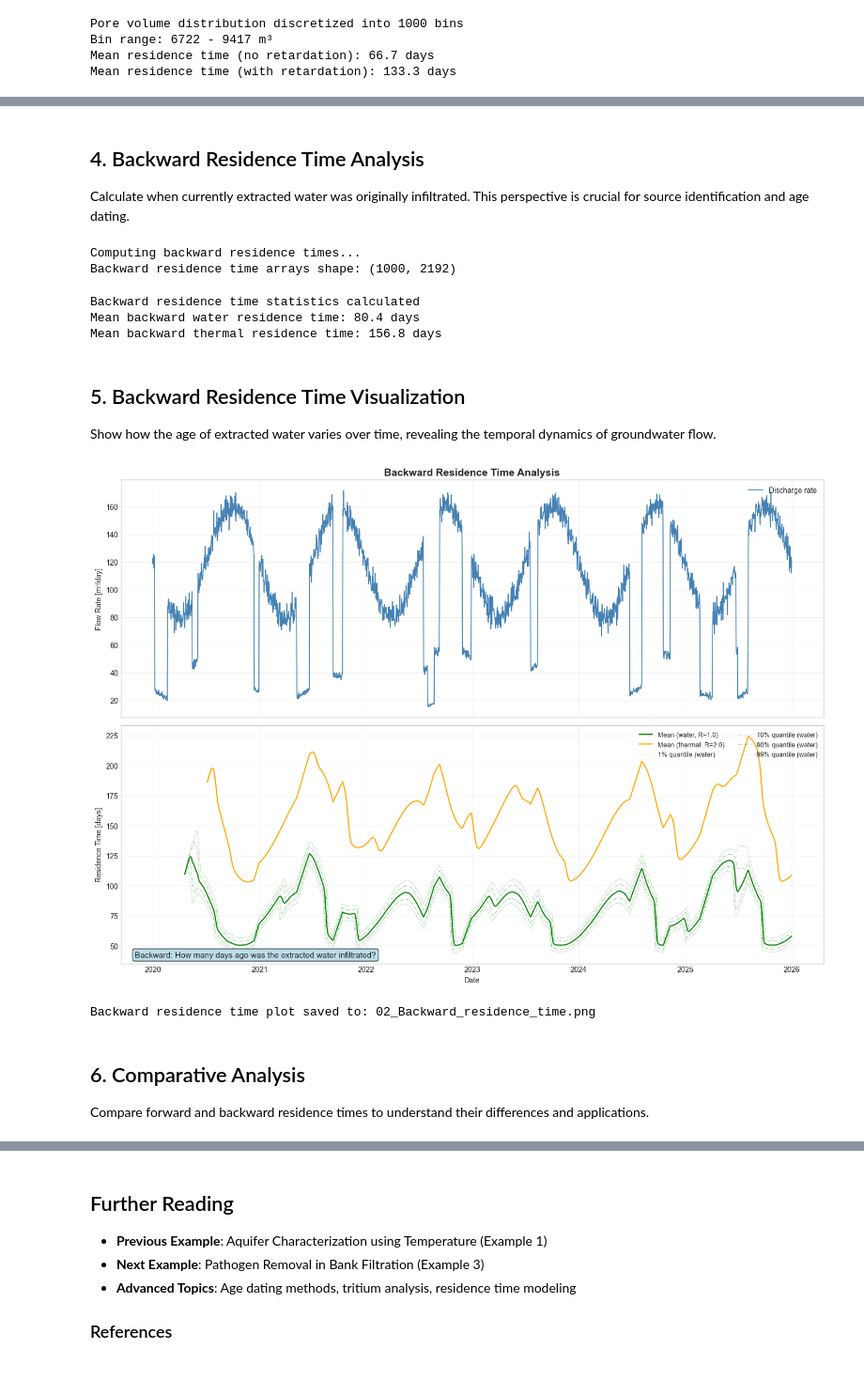
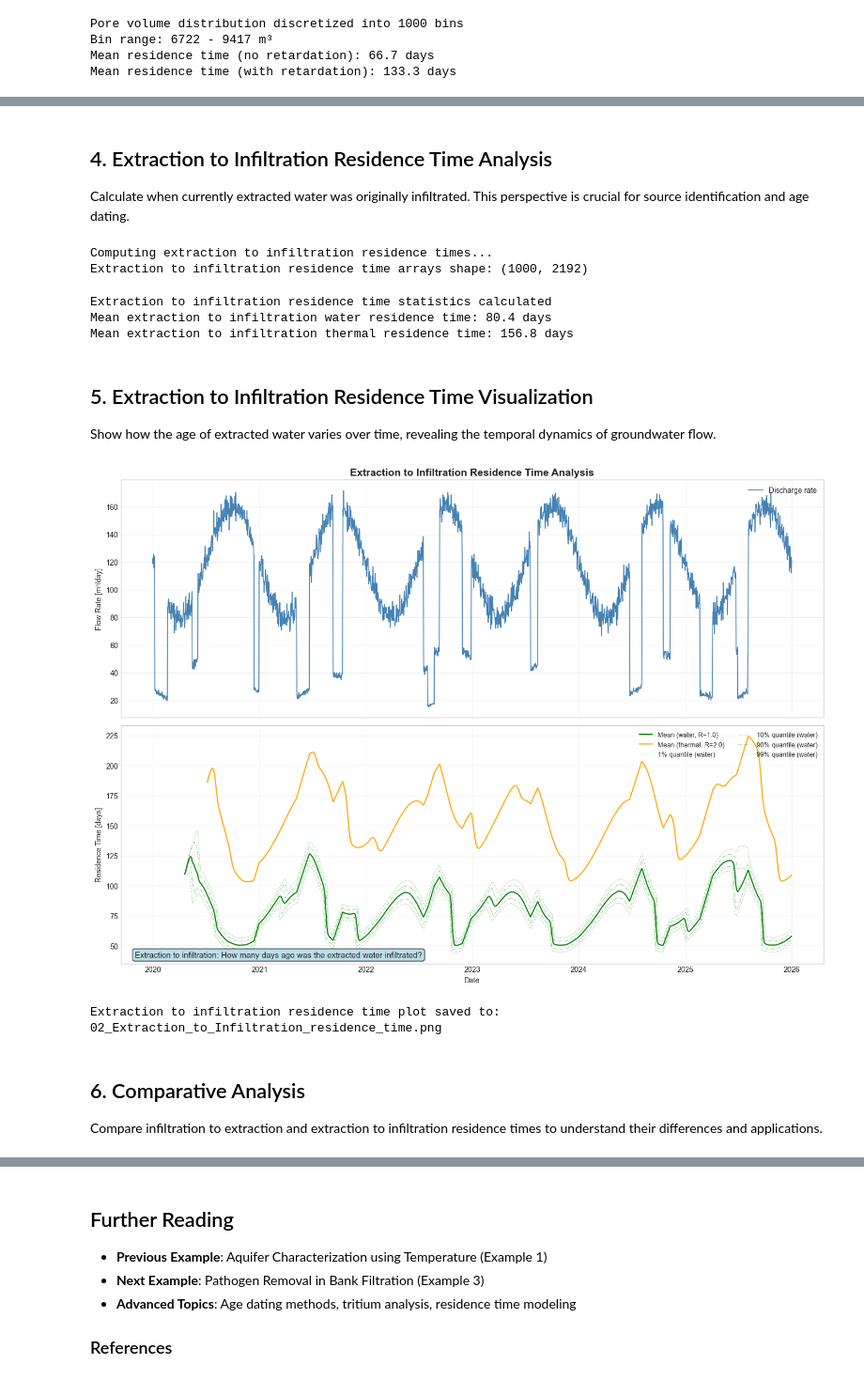
Before and after one commit to gwtransport/gwtransport, a Jupyter notebook: examples/02_Residence_Time_Analysis.ipynb, the cells around one changed output, grey strips where cells are left out. Shown at 94% size. Cells and saved outputs as stored; diff of their text form; code cells hidden in the pictures.

```diff
--- a/examples/02_Residence_Time_Analysis.ipynb
+++ b/examples/02_Residence_Time_Analysis.ipynb
@@ -258,56 +264,62 @@ Forward residence time plot saved to: 02_Forward_residence_time.png
 # %% [markdown]
-## 4. Backward Residence Time Analysis
+## 4. Extraction to Infiltration Residence Time Analysis
 
 Calculate when currently extracted water was originally infiltrated. This perspective is crucial for source identification and age dating.
 # %%
-print("Computing backward residence times...")
+print("Computing extraction to infiltration residence times...")
 
 # Water residence time (no retardation)
-rt_backward_water = residence_time(
+rt_extraction_to_infiltration_water = residence_time(
     flow=df.flow,
     flow_tedges=tedges,
     aquifer_pore_volume=bins["expected_value"],
     retardation_factor=1.0,
-    direction="extraction",
+    direction="extraction_to_infiltration",
 )
 
 # Thermal residence time (with retardation)
-rt_backward_thermal = residence_time(
+rt_extraction_to_infiltration_thermal = residence_time(
     flow=df.flow,
     flow_tedges=tedges,
     aquifer_pore_volume=bins["expected_value"],
     retardation_factor=retardation_factor,
-    direction="extraction",
+    direction="extraction_to_infiltration",
 )
 
-print(f"Backward residence time arrays shape: {rt_backward_water.shape}")
+print(f"Extraction to infiltration residence time arrays shape: {rt_extraction_to_infiltration_water.shape}")
 # %% [output]
-Computing backward residence times...
-Backward residence time arrays shape: (1000, 2192)
+Computing extraction to infiltration residence times...
+Extraction to infiltration residence time arrays shape: (1000, 2192)
 # %%
-# Statistical analysis for backward residence times
-quantile_headers_backward = [f"rt_backward_water_{q}%" for q in quantiles]
+# Statistical analysis for extraction to infiltration residence times
+quantile_headers_extraction_to_infiltration = [f"rt_extraction_to_infiltration_water_{q}%" for q in quantiles]
 
 with warnings.catch_warnings():
     warnings.filterwarnings(action="ignore", message="Mean of empty slice")
     warnings.filterwarnings(action="ignore", message="All-NaN slice encountered")
 
     # Calculate mean residence times
-    df["rt_backward_water_mean"] = np.nanmean(rt_backward_water, axis=0)
-    df["rt_backward_thermal_mean"] = np.nanmean(rt_backward_thermal, axis=0)
+    df["rt_extraction_to_infiltration_water_mean"] = np.nanmean(rt_extraction_to_infiltration_water, axis=0)
+    df["rt_extraction_to_infiltration_thermal_mean"] = np.nanmean(rt_extraction_to_infiltration_thermal, axis=0)
 
     # Calculate percentiles
-    df[quantile_headers_backward] = np.nanpercentile(rt_backward_water, quantiles, axis=0).T
+    df[quantile_headers_extraction_to_infiltration] = np.nanpercentile(
+        rt_extraction_to_infiltration_water, quantiles, axis=0
+    ).T
 
-print("Backward residence time statistics calculated")
-print(f"Mean backward water residence time: {df['rt_backward_water_mean'].mean():.1f} days")
-print(f"Mean backward thermal residence time: {df['rt_backward_thermal_mean'].mean():.1f} days")
+print("Extraction to infiltration residence time statistics calculated")
+print(
+    f"Mean extraction to infiltration water residence time: {df['rt_extraction_to_infiltration_water_mean'].mean():.1f} days"
+)
+print(
+    f"Mean extraction to infiltration thermal residence time: {df['rt_extraction_to_infiltration_thermal_mean'].mean():.1f} days"
+)
 # %% [output]
-Backward residence time statistics calculated
-Mean backward water residence time: 80.4 days
-Mean backward thermal residence time: 156.8 days
+Extraction to infiltration residence time statistics calculated
+Mean extraction to infiltration water residence time: 80.4 days
+Mean extraction to infiltration thermal residence time: 156.8 days
 # %% [markdown]
-## 5. Backward Residence Time Visualization
+## 5. Extraction to Infiltration Residence Time Visualization
 
 Show how the age of extracted water varies over time, revealing the temporal dynamics of groundwater flow.
 # %%
@@ -316,21 +328,21 @@ fig, ax = plt.subplots(2, 1, figsize=(14, 10), sharex=True)
 # Flow rate subplot
 ax[0].plot(df.index, df.flow, label="Discharge rate", color="steelblue", linewidth=1.2)
 ax[0].set_ylabel("Flow Rate [m³/day]")
-ax[0].set_title("Backward Residence Time Analysis", fontsize=14, fontweight="bold")
+ax[0].set_title("Extraction to Infiltration Residence Time Analysis", fontsize=14, fontweight="bold")
 ax[0].legend(loc="upper right")
 ax[0].grid(True, alpha=0.3)
 
 # Residence time subplot
 ax[1].plot(
     df.index,
-    df.rt_backward_water_mean,
+    df.rt_extraction_to_infiltration_water_mean,
     label="Mean (water, R=1.0)",
     color="green",
     linewidth=1.5,
 )
 ax[1].plot(
     df.index,
-    df.rt_backward_thermal_mean,
+    df.rt_extraction_to_infiltration_thermal_mean,
     label=f"Mean (thermal, R={retardation_factor:.1f})",
     color="orange",
     linewidth=1.5,
@@ -342,45 +354,45 @@ for q in quantiles:
     linestyle = "--" if q in {1, 99} else "-."
     ax[1].plot(
         df.index,
-        df[f"rt_backward_water_{q}%"],
+        df[f"rt_extraction_to_infiltration_water_{q}%"],
         label=f"{q}% quantile (water)",
         color="green",
         alpha=alpha_val,
         linewidth=0.8,
         linestyle=linestyle,
     )
 
 ax[1].set_ylabel("Residence Time [days]")
 ax[1].set_xlabel("Date")
 ax[1].legend(loc="upper right", ncol=2, fontsize=9)
 ax[1].grid(True, alpha=0.3)
 
 # Add explanatory text
 ax[1].text(
     0.02,
     0.02,
-    "Backward: How many days ago was the extracted water infiltrated?",
+    "Extraction to infiltration: How many days ago was the extracted water infiltrated?",
     ha="left",
     va="bottom",
     transform=ax[1].transAxes,
     fontsize=11,
     bbox={"boxstyle": "round,pad=0.3", "facecolor": "lightblue", "alpha": 0.8},
 )
 
 plt.tight_layout()
 
-# Save the backward residence time plot
-out_path = Path("02_Backward_residence_time.png")
+# Save the extraction to infiltration residence time plot
+out_path = Path("02_Extraction_to_Infiltration_residence_time.png")
 plt.savefig(out_path, dpi=300, bbox_inches="tight")
 plt.show()
 
-print(f"Backward residence time plot saved to: {out_path}")
+print(f"Extraction to infiltration residence time plot saved to: {out_path}")
 # %% [output]
-[figure, old version]
+[figure, new version]
-Backward residence time plot saved to: 02_Backward_residence_time.png
+Extraction to infiltration residence time plot saved to: 02_Extraction_to_Infiltration_residence_time.png
 # %% [markdown]
 ## 6. Comparative Analysis
 
-Compare forward and backward residence times to understand their differences and applications.
+Compare infiltration to extraction and extraction to infiltration residence times to understand their differences and applications.
 # %%
 # Calculate comparison statistics
```
Also changed, not shown: parts of 11 cells of this notebook, 7 other files.
